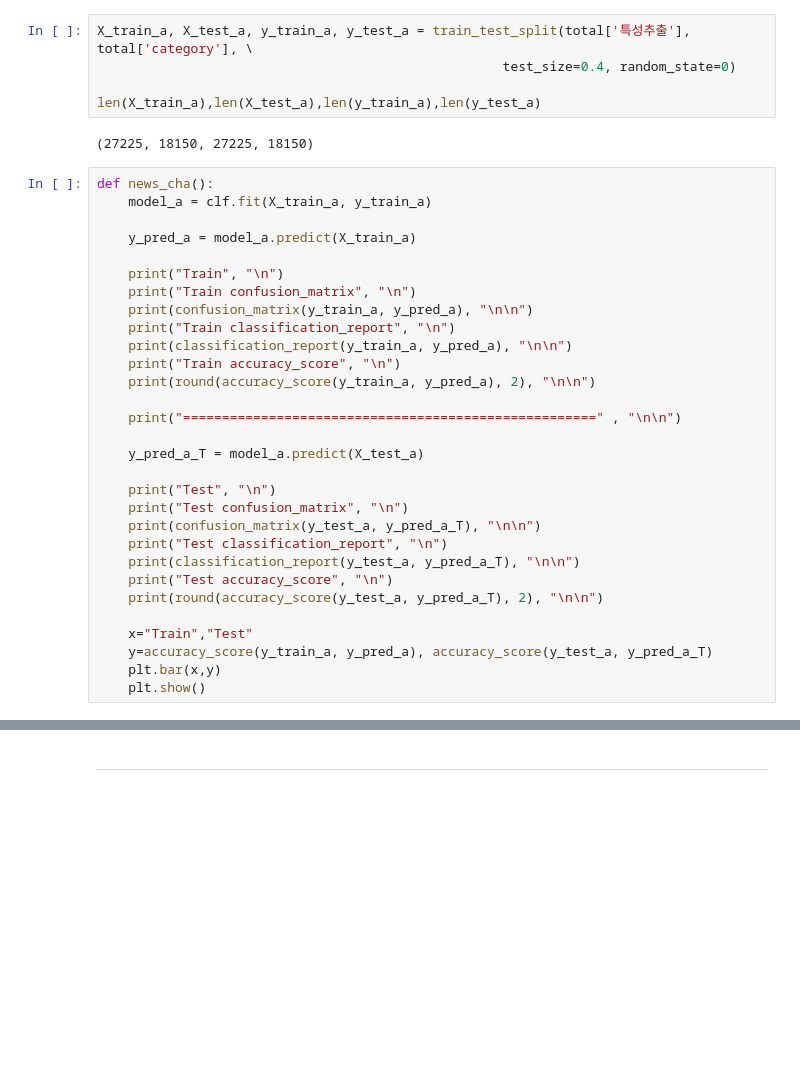
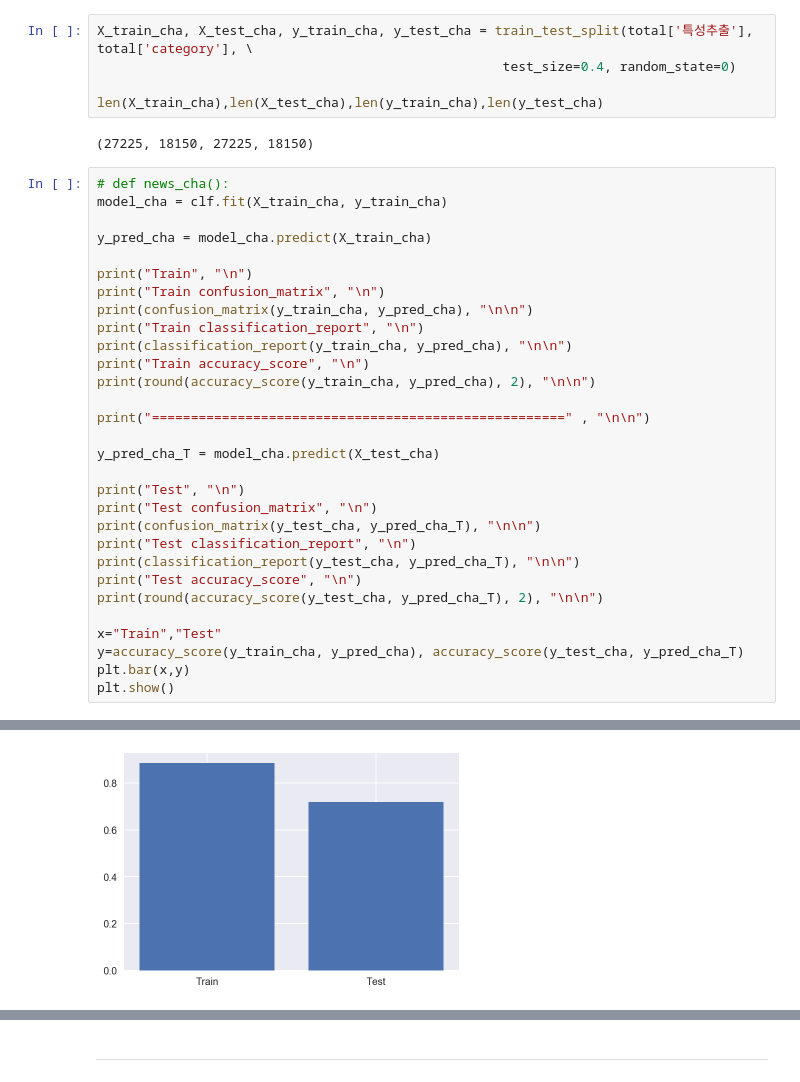
Before and after one commit to UPRMG/Project, a Jupyter notebook: Project/5. News/news_data_analysis.ipynb, the cells around one changed output, grey strips where cells are left out. Drawn from its saved outputs; the diff is of its cells as text; blank space fills up the shorter version.

```diff
--- a/Project/5. News/news_data_analysis.ipynb
+++ b/Project/5. News/news_data_analysis.ipynb
@@ -183,39 +198,40 @@ clf = Pipeline([
     ("clf", MultinomialNB(alpha=0.01))
 ])
 # %%
-X_train_a, X_test_a, y_train_a, y_test_a = train_test_split(total['특성추출'], total['category'], \
+X_train_cha, X_test_cha, y_train_cha, y_test_cha = train_test_split(total['특성추출'], total['category'], \
                                                     test_size=0.4, random_state=0)
 
-len(X_train_a),len(X_test_a),len(y_train_a),len(y_test_a)
+len(X_train_cha),len(X_test_cha),len(y_train_cha),len(y_test_cha)
 # %% [output]
 (27225, 18150, 27225, 18150)
 # %%
-def news_cha():
-    model_a = clf.fit(X_train_a, y_train_a)
+# def news_cha():
+model_cha = clf.fit(X_train_cha, y_train_cha)
 
-    y_pred_a = model_a.predict(X_train_a)
+y_pred_cha = model_cha.predict(X_train_cha)
 
-    print("Train", "\n")
-    print("Train confusion_matrix", "\n")
-    print(confusion_matrix(y_train_a, y_pred_a), "\n\n")
-    print("Train classification_report", "\n")
-    print(classification_report(y_train_a, y_pred_a), "\n\n")
-    print("Train accuracy_score", "\n")
-    print(round(accuracy_score(y_train_a, y_pred_a), 2), "\n\n")
+print("Train", "\n")
+print("Train confusion_matrix", "\n")
+print(confusion_matrix(y_train_cha, y_pred_cha), "\n\n")
+print("Train classification_report", "\n")
+print(classification_report(y_train_cha, y_pred_cha), "\n\n")
+print("Train accuracy_score", "\n")
+print(round(accuracy_score(y_train_cha, y_pred_cha), 2), "\n\n")
 
-    print("=====================================================" , "\n\n")
+print("=====================================================" , "\n\n")
 
-    y_pred_a_T = model_a.predict(X_test_a)
+y_pred_cha_T = model_cha.predict(X_test_cha)
 
-    print("Test", "\n")
-    print("Test confusion_matrix", "\n")
-    print(confusion_matrix(y_test_a, y_pred_a_T), "\n\n")
-    print("Test classification_report", "\n")
-    print(classification_report(y_test_a, y_pred_a_T), "\n\n")
-    print("Test accuracy_score", "\n")
-    print(round(accuracy_score(y_test_a, y_pred_a_T), 2), "\n\n")
+print("Test", "\n")
+print("Test confusion_matrix", "\n")
+print(confusion_matrix(y_test_cha, y_pred_cha_T), "\n\n")
+print("Test classification_report", "\n")
+print(classification_report(y_test_cha, y_pred_cha_T), "\n\n")
+print("Test accuracy_score", "\n")
+print(round(accuracy_score(y_test_cha, y_pred_cha_T), 2), "\n\n")
 
-    x="Train","Test"
-    y=accuracy_score(y_train_a, y_pred_a), accuracy_score(y_test_a, y_pred_a_T)
-    plt.bar(x,y)
-    plt.show()
+x="Train","Test"
+y=accuracy_score(y_train_cha, y_pred_cha), accuracy_score(y_test_cha, y_pred_cha_T)
+plt.bar(x,y)
+plt.show()
+# %% [output]
@@ -221,0 +255 @@ def news_cha():
+[figure, added]
```
Also changed, not shown: parts of 14 cells of this notebook, 7 other files.
